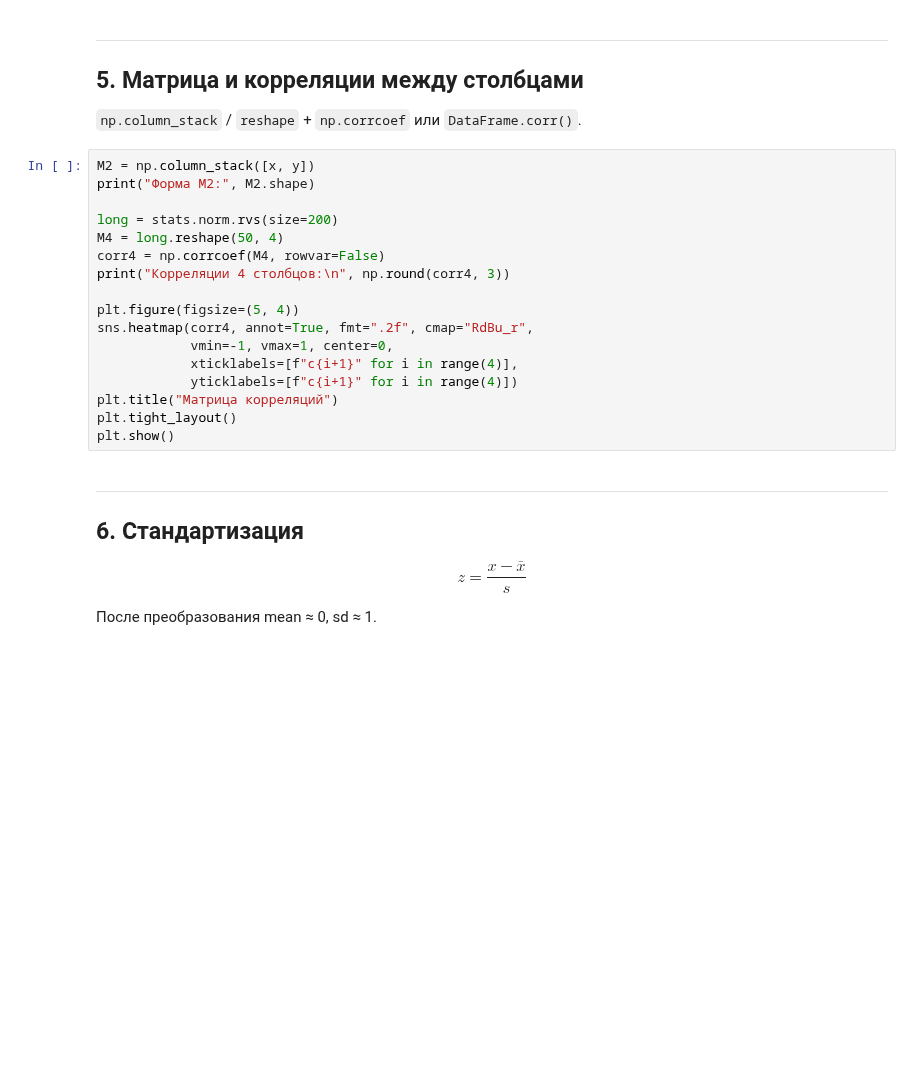
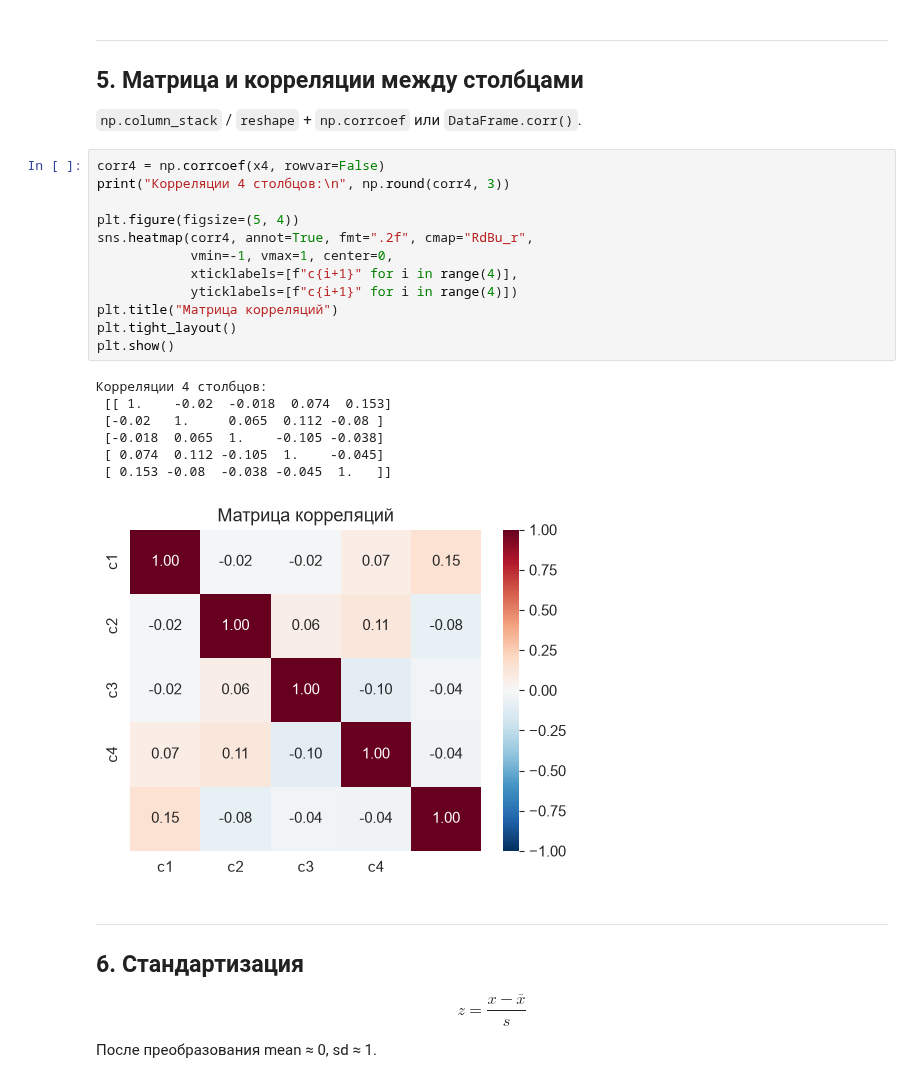
Before and after one commit to Qweeckusha/big_data_vvsu, a Jupyter notebook: practices/lab5/Task_05_Correlation_Python.ipynb, the cells around one changed output. Cells and saved outputs as stored; diff of their text form; blank space fills up the shorter version.

```diff
--- a/practices/lab5/Task_05_Correlation_Python.ipynb
+++ b/practices/lab5/Task_05_Correlation_Python.ipynb
@@ -118,22 +206,25 @@ plt.show()
 
 `np.column_stack` / `reshape` + `np.corrcoef` или `DataFrame.corr()`.
 # %%
-M2 = np.column_stack([x, y])
-print("Форма M2:", M2.shape)
-
-long = stats.norm.rvs(size=200)
-M4 = long.reshape(50, 4)
-corr4 = np.corrcoef(M4, rowvar=False)
+corr4 = np.corrcoef(x4, rowvar=False)
 print("Корреляции 4 столбцов:\n", np.round(corr4, 3))
 
 plt.figure(figsize=(5, 4))
 sns.heatmap(corr4, annot=True, fmt=".2f", cmap="RdBu_r",
             vmin=-1, vmax=1, center=0,
             xticklabels=[f"c{i+1}" for i in range(4)],
             yticklabels=[f"c{i+1}" for i in range(4)])
 plt.title("Матрица корреляций")
 plt.tight_layout()
 plt.show()
+# %% [output]
+Корреляции 4 столбцов:
+ [[ 1.    -0.02  -0.018  0.074  0.153]
+ [-0.02   1.     0.065  0.112 -0.08 ]
+ [-0.018  0.065  1.    -0.105 -0.038]
+ [ 0.074  0.112 -0.105  1.    -0.045]
+ [ 0.153 -0.08  -0.038 -0.045  1.   ]]
+[figure, added]
 # %% [markdown]
 ---
 ## 6. Стандартизация
```
Also changed, not shown: parts of 21 cells of this notebook, 1 other file.
